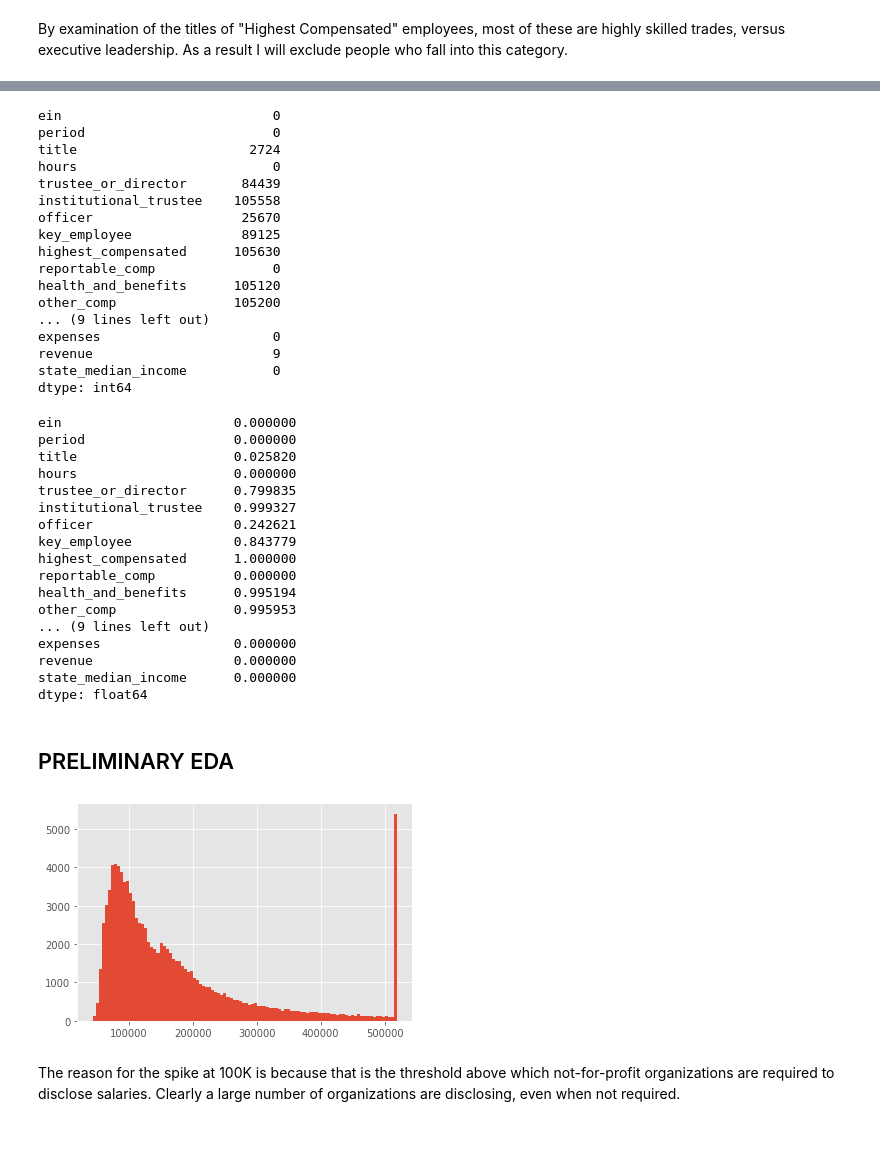
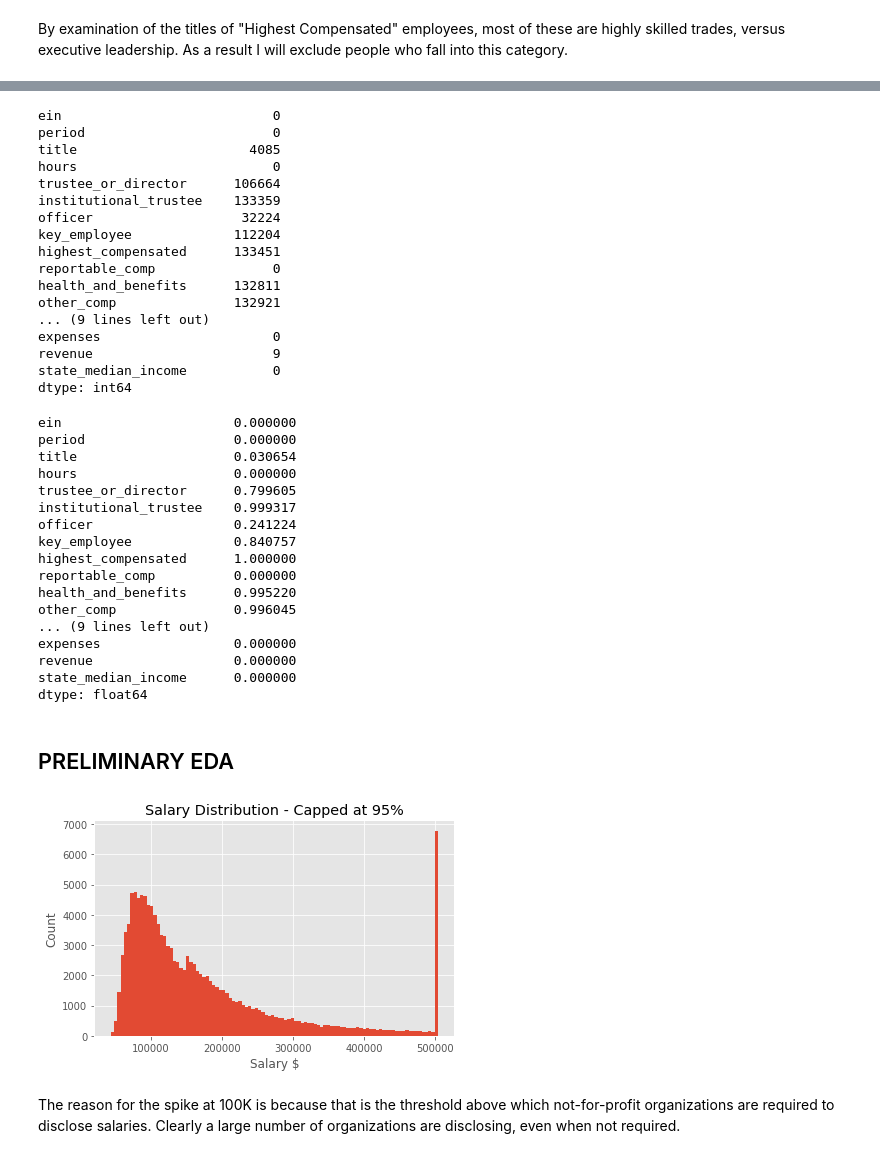
Before and after one commit to mrkjhsn/Not_for_Profit_Compensation_Modeling, a Jupyter notebook: 04.executive_comp_data_prep.ipynb, the cells around one changed output, grey strips where cells are left out. Drawn from its saved outputs; the diff is of its cells as text; code cells hidden in the pictures.

```diff
--- a/04.executive_comp_data_prep.ipynb
+++ b/04.executive_comp_data_prep.ipynb
@@ -21,14 +20,17 @@ warnings.simplefilter(action="ignore", category=SettingWithCopyWarning)
 # %%
 # import USA state abbreviations
 # and median income for each state data
-us_states = pd.read_csv('02.data/us_states.csv', index_col=0)
+us_state_abb = pd.read_csv('02.data/us_states.csv', index_col=0)
 median_income_by_state = pd.read_csv('02.data/median_income_by_state.csv',
                                      skiprows=lambda x: x in [0, 1, 3],
                                      skipfooter=9, engine='python', index_col=0)
 
-median_income_by_state = us_states.merge(median_income_by_state,
+median_income_by_state = us_state_abb.merge(median_income_by_state,
                left_index=True,
                right_index=True)
+# %%
+median_income_by_state_dict = dict(zip(median_income_by_state.Abbreviation,
+median_income_by_state.state_median_income))
 # %%
 # import compensation dataset with full columns
 df_original = pd.read_csv('02.data/primary_raw_datasets/Compensation_charities_Open990.csv',
@@ -91,0 +90,8 @@ df.head()
+# %%
+# rather than use pandas merge to
+# join in median income for each state
+# how does the performance of a dictionary compare?
+
+%timeit()
+
+df['state_median_income'] = df.state.apply(lambda x: median_income_by_state_dict[x])
@@ -103,8 +123,6 @@ By excluding people who make less than the median income for the state the not-f
 df.shape
 # %% [output]
 (206706, 24)
-# %%
-df = df[df.subsection == '501(c)(3)']
 # %% [markdown]
 ### Narrow dataset based on title of employee
 # %%
@@ -173,16 +206,16 @@ df.isna().sum()
 # %% [output]
 ein                           0
 period                        0
-title                      2724
+title                      4085
 hours                         0
-trustee_or_director       84439
-institutional_trustee    105558
-officer                   25670
-key_employee              89125
-highest_compensated      105630
+trustee_or_director      106664
+institutional_trustee    133359
+officer                   32224
+key_employee             112204
+highest_compensated      133451
 reportable_comp               0
-health_and_benefits      105120
-other_comp               105200
+health_and_benefits      132811
+other_comp               132921
 ... (9 lines left out)
 expenses                      0
 revenue                       9
@@ -206,16 +239,16 @@ df.isna().mean()
 # %% [output]
 ein                      0.000000
 period                   0.000000
-title                    0.025820
+title                    0.030654
 hours                    0.000000
-trustee_or_director      0.799835
-institutional_trustee    0.999327
-officer                  0.242621
-key_employee             0.843779
+trustee_or_director      0.799605
+institutional_trustee    0.999317
+officer                  0.241224
+key_employee             0.840757
 highest_compensated      1.000000
 reportable_comp          0.000000
-health_and_benefits      0.995194
-other_comp               0.995953
+health_and_benefits      0.995220
+other_comp               0.996045
 ... (9 lines left out)
 expenses                 0.000000
 revenue                  0.000000
@@ -232,9 +265,15 @@ df.drop([
 ## PRELIMINARY EDA
 # %%
 # clipping at the 95% percentile, what is the distribution?
-plt.hist(df.reportable_comp.clip(upper=df.reportable_comp.quantile(.95)), bins=100);
+
+df.reportable_comp.clip(upper=df.reportable_comp.quantile(.95)).hist(bins=100)
+plt.title('Salary Distribution - Capped at 95%')
+plt.xlabel('Salary $')
+plt.ylabel('Count')
+plt.tight_layout()
+plt.savefig('03.visualizations/salary_dist.png');
 # %% [output]
-[figure, old version]
+[figure, new version]
 # %% [markdown]
 The reason for the spike at 100K is because that is the threshold above which not-for-profit organizations are required to disclose salaries.  Clearly a large number of organizations are disclosing, even when not required.
 # %% [markdown]
```
Also changed, not shown: parts of 24 cells of this notebook.
